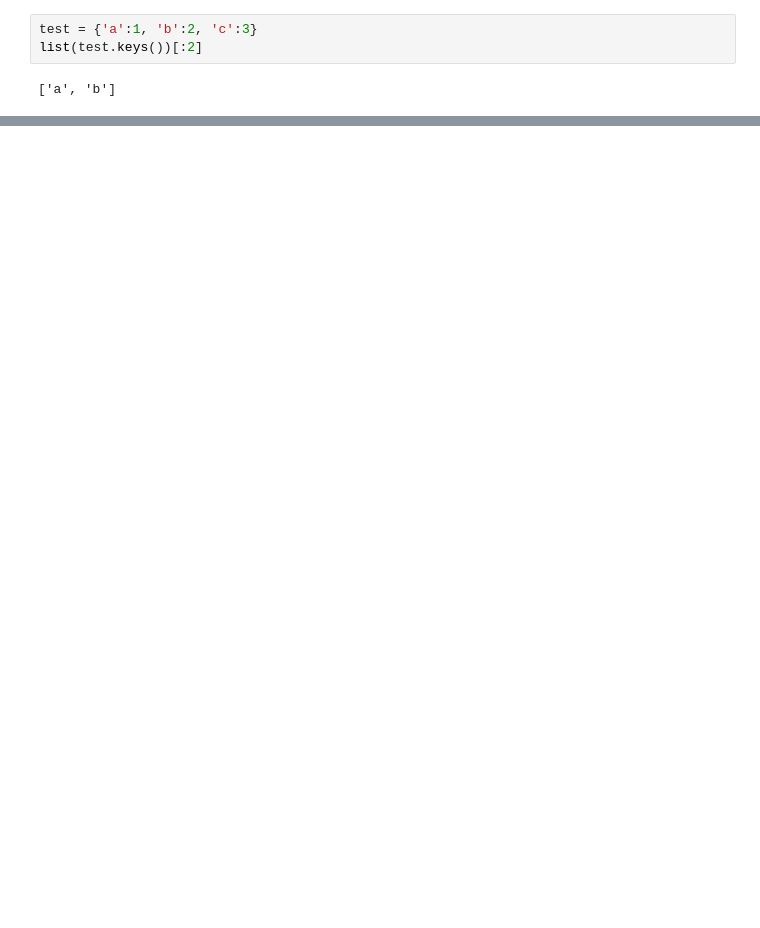
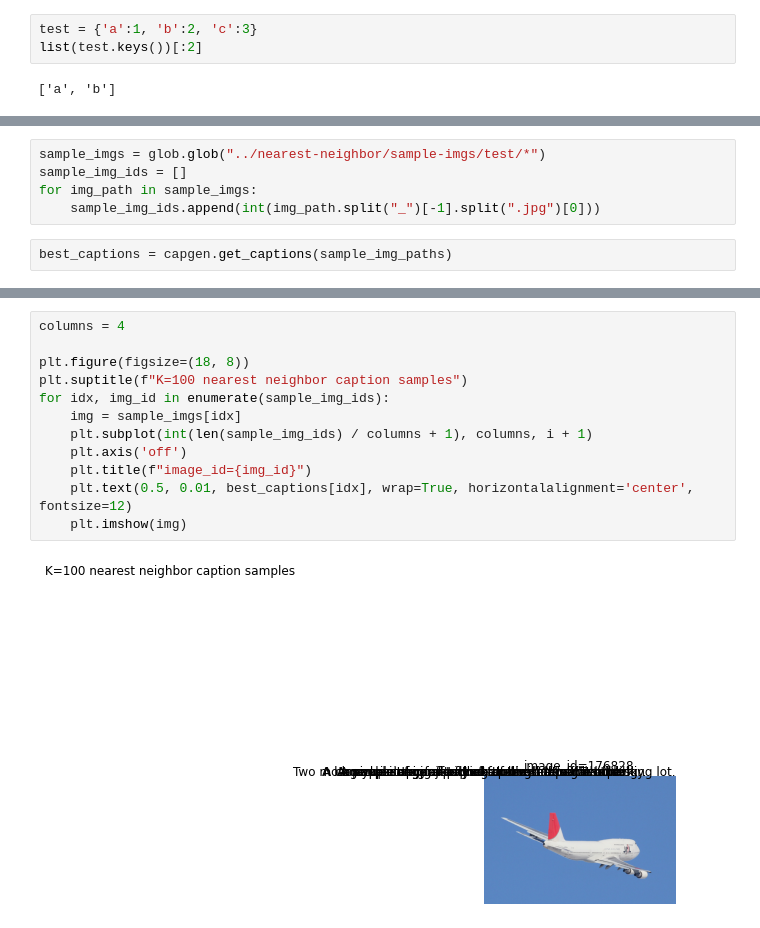
Before and after one commit to rhubarbwu/Image-Captioning, a Jupyter notebook: sandbox/View Image.ipynb, the cells around one changed output, grey strips where cells are left out. Saved outputs shown, nothing was run; the diff lists cells and outputs as text; blank space fills up the shorter version.

```diff
--- a/sandbox/View Image.ipynb
+++ b/sandbox/View Image.ipynb
@@ -36,0 +83,7 @@ list(test.keys())[:2]
+# %%
+sample_imgs = glob.glob("../nearest-neighbor/sample-imgs/test/*")
+sample_img_ids = []
+for img_path in sample_imgs:
+    sample_img_ids.append(int(img_path.split("_")[-1].split(".jpg")[0]))
+# %%
+best_captions = capgen.get_captions(sample_img_paths)
@@ -36,0 +118,14 @@ list(test.keys())[:2]
+# %%
+columns = 4
+
+plt.figure(figsize=(18, 8))
+plt.suptitle(f"K=100 nearest neighbor caption samples")
+for idx, img_id in enumerate(sample_img_ids):
+    img = sample_imgs[idx]
+    plt.subplot(int(len(sample_img_ids) / columns + 1), columns, i + 1)
+    plt.axis('off')
+    plt.title(f"image_id={img_id}")
+    plt.text(0.5, 0.01, best_captions[idx], wrap=True, horizontalalignment='center', fontsize=12)
+    plt.imshow(img)
+# %% [output]
+[figure, added]
```
Also changed, not shown: parts of 12 cells of this notebook, 3 other files.
